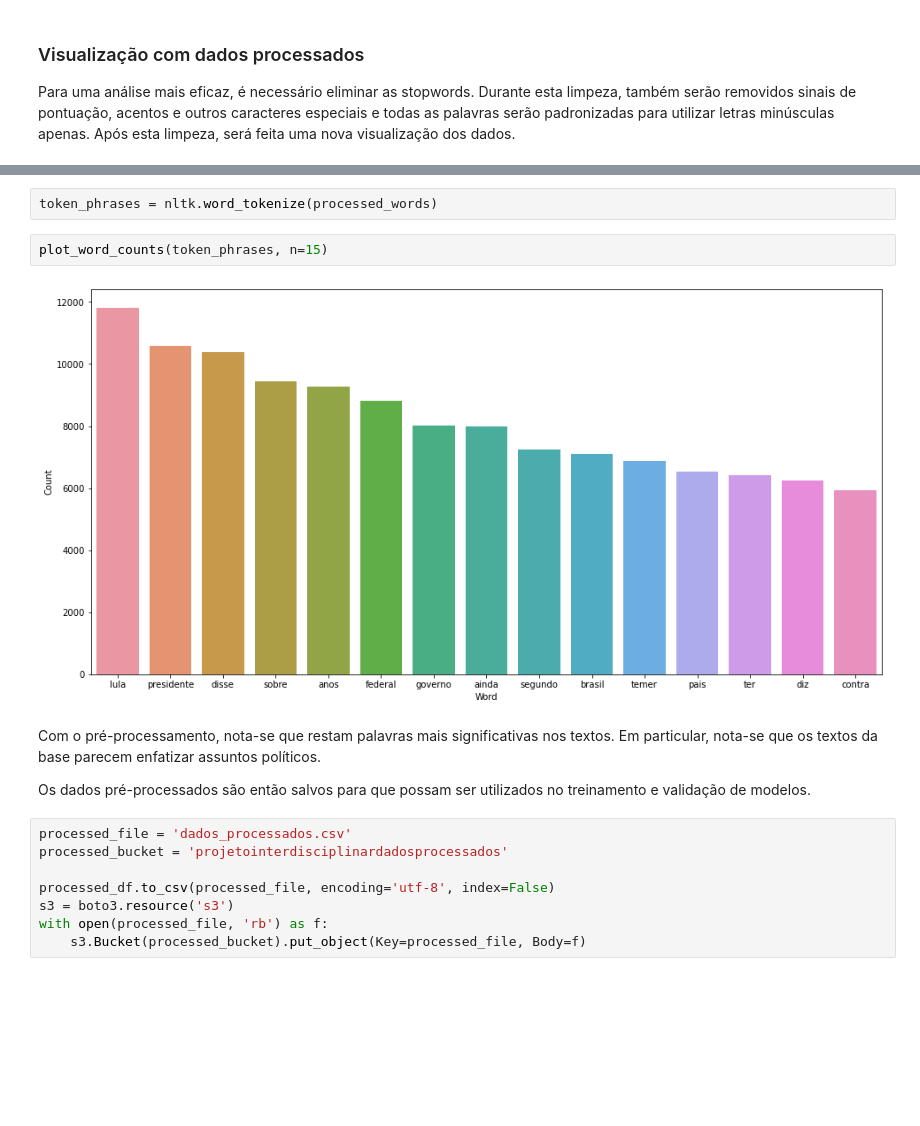
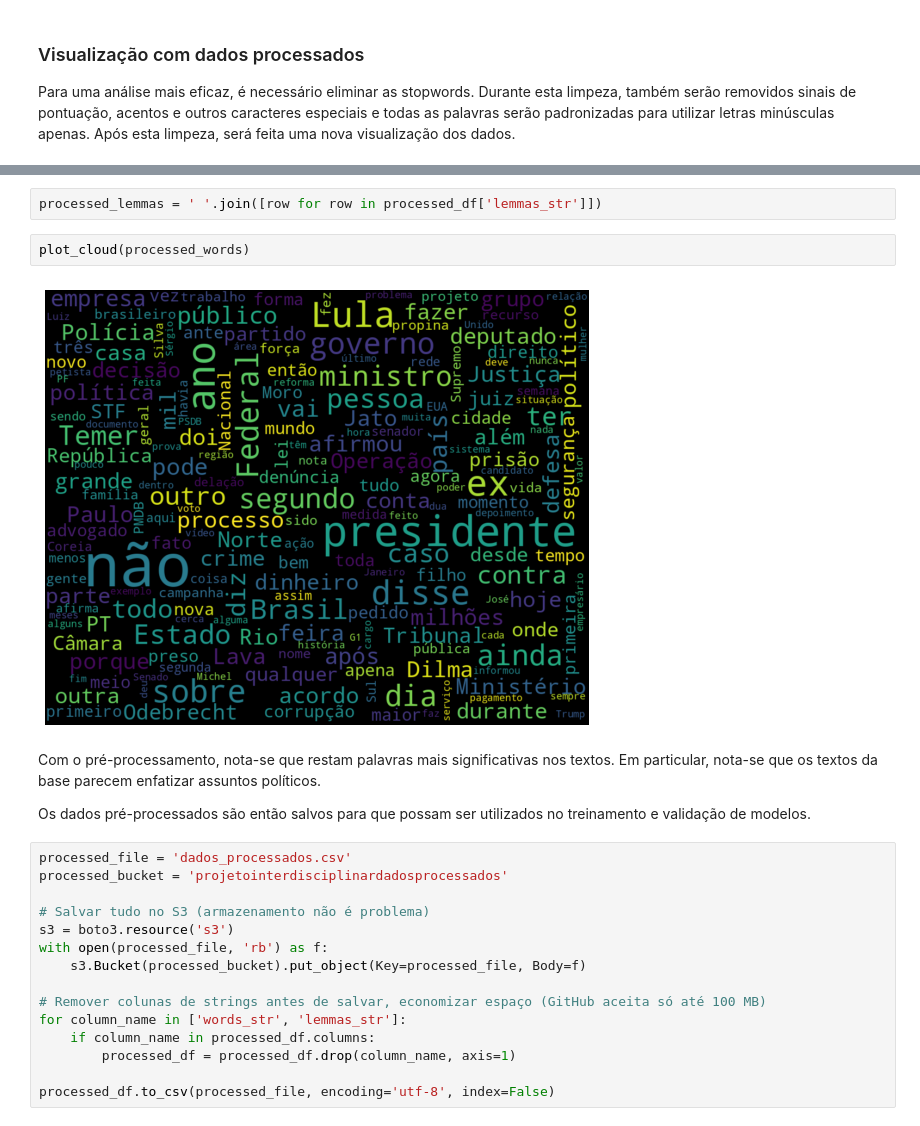
Before and after one commit to RodriguesRBruno/ProjetoMultidisciplinar, a Jupyter notebook: preprocessing.ipynb, the cells around one changed output, grey strips where cells are left out. Saved outputs shown, nothing was run; the diff lists cells and outputs as text; blank space fills up the shorter version.

```diff
--- a/preprocessing.ipynb
+++ b/preprocessing.ipynb
@@ -118,9 +191,9 @@ plot_cloud(processed_words)
-# %%
-token_phrases = nltk.word_tokenize(processed_words)
-# %%
-plot_word_counts(token_phrases, n=15)
-# %% [output]
-[figure, removed]
+# %%
+processed_lemmas = ' '.join([row for row in processed_df['lemmas_str']])
+# %%
+plot_cloud(processed_words)
+# %% [output]
+[figure, added]
 # %% [markdown]
 Com o pré-processamento, nota-se que restam palavras mais significativas nos textos. Em particular, nota-se que os textos da base parecem enfatizar assuntos políticos.
 
@@ -129,7 +202,14 @@ Os dados pré-processados são então salvos para que possam ser utilizados no t
 processed_file = 'dados_processados.csv'
 processed_bucket = 'projetointerdisciplinardadosprocessados'
 
-processed_df.to_csv(processed_file, encoding='utf-8', index=False)
+# Salvar tudo no S3 (armazenamento não é problema)
 s3 = boto3.resource('s3')
 with open(processed_file, 'rb') as f:
     s3.Bucket(processed_bucket).put_object(Key=processed_file, Body=f)
+
+# Remover colunas de strings antes de salvar, economizar espaço (GitHub aceita só até 100 MB)
+for column_name in ['words_str', 'lemmas_str']:
+    if column_name in processed_df.columns:
+        processed_df = processed_df.drop(column_name, axis=1)
+
+processed_df.to_csv(processed_file, encoding='utf-8', index=False)
```
Also changed, not shown: parts of 12 cells of this notebook, 1 other file.
